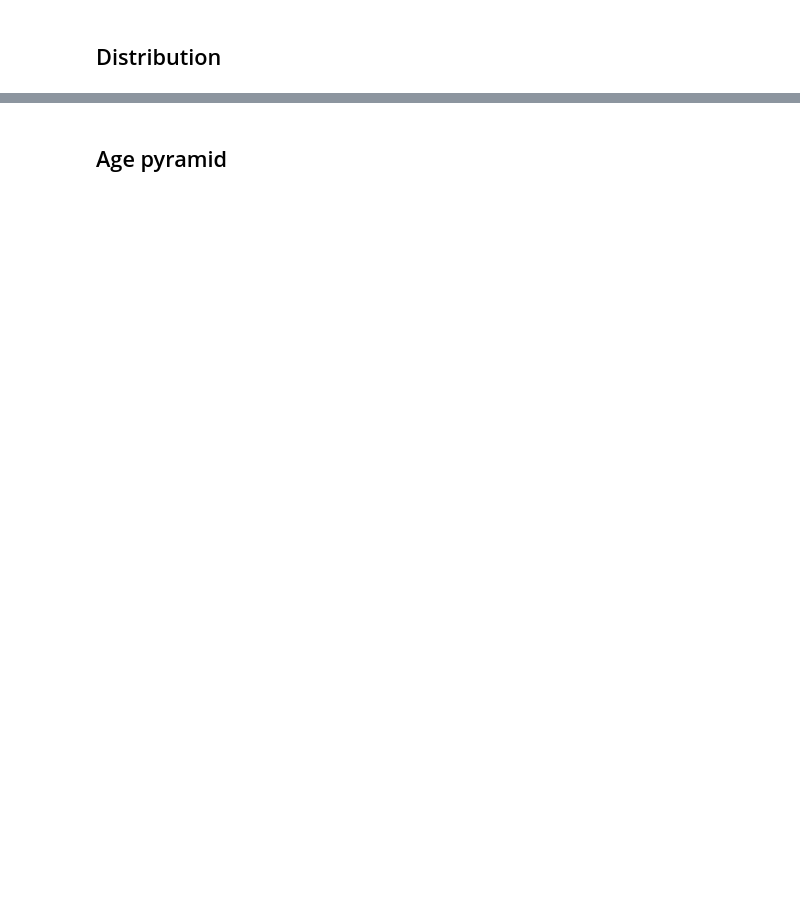
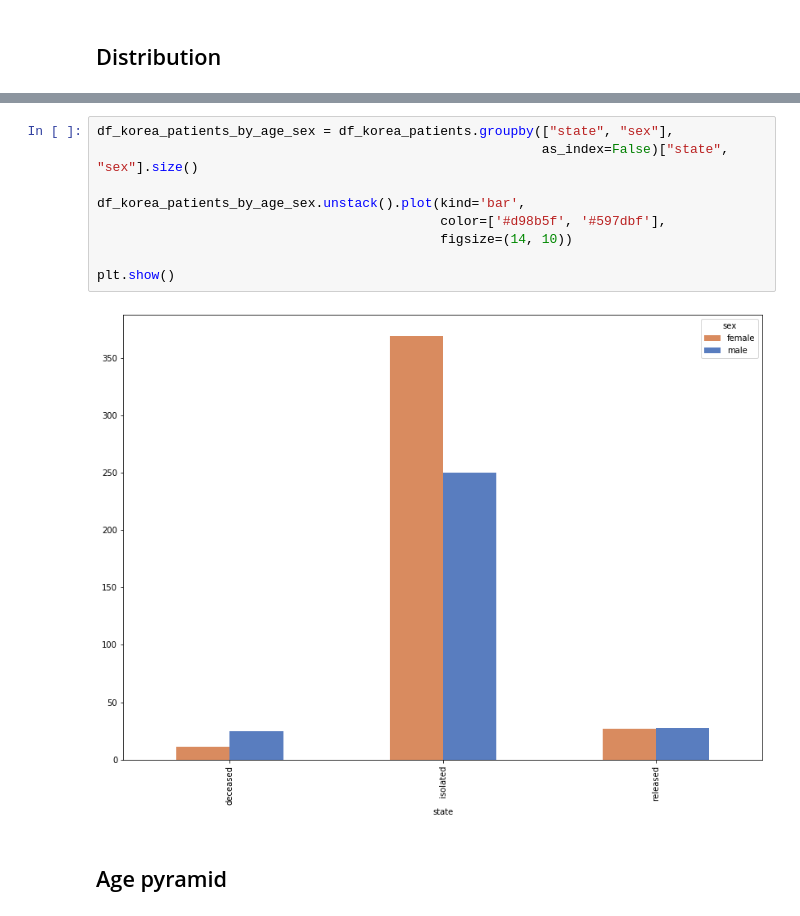
Before and after one commit to ClementBM/Experiment_Coronavius, a Jupyter notebook: notebook/Coronavirus_Korea_Distribution.ipynb, the cells around one changed output, grey strips where cells are left out. Saved outputs shown, nothing was run; the diff lists cells and outputs as text; blank space fills up the shorter version.

```diff
--- a/notebook/Coronavirus_Korea_Distribution.ipynb
+++ b/notebook/Coronavirus_Korea_Distribution.ipynb
@@ -117,3 +120,14 @@ plt.show()
+# %%
+df_korea_patients_by_age_sex = df_korea_patients.groupby(["state", "sex"],
+                                                         as_index=False)["state", "sex"].size()
+
+df_korea_patients_by_age_sex.unstack().plot(kind='bar',
+                                            color=['#d98b5f', '#597dbf'],
+                                            figsize=(14, 10))
+
+plt.show()
+# %% [output]
+[figure, added]
 # %% [markdown]
 ## Age pyramid
 # %%
```
Also changed, not shown: parts of 16 cells of this notebook.
